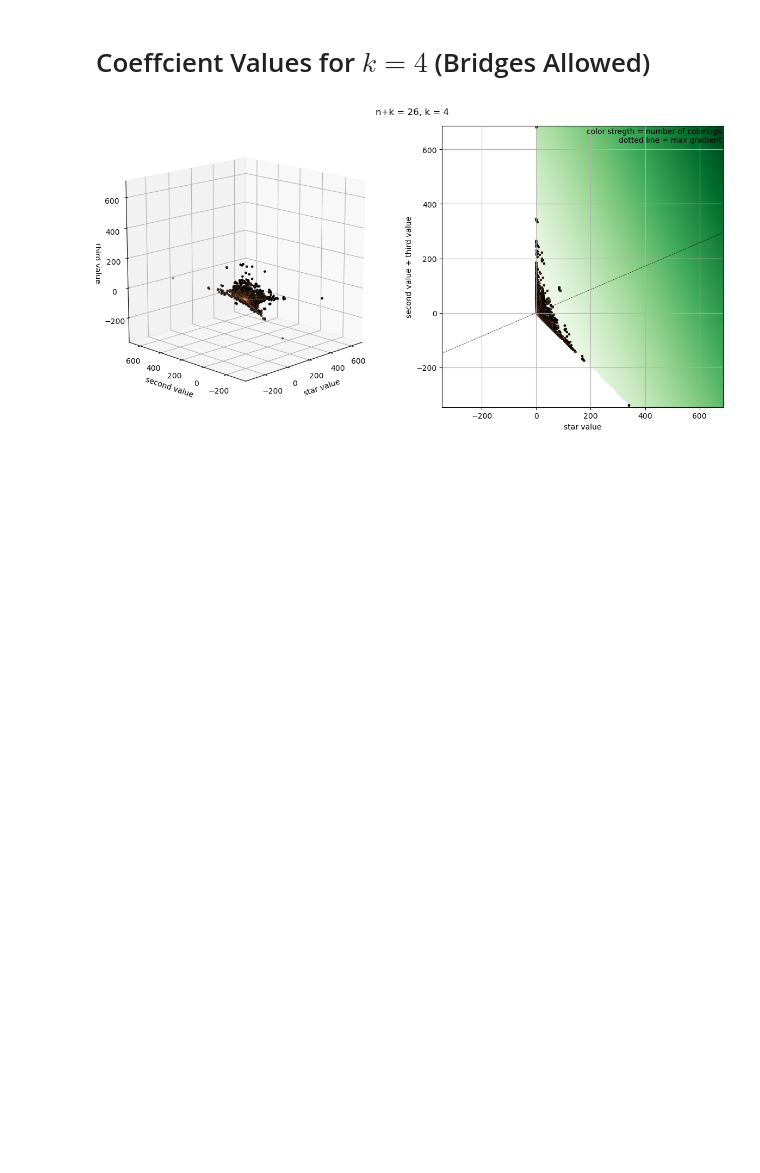
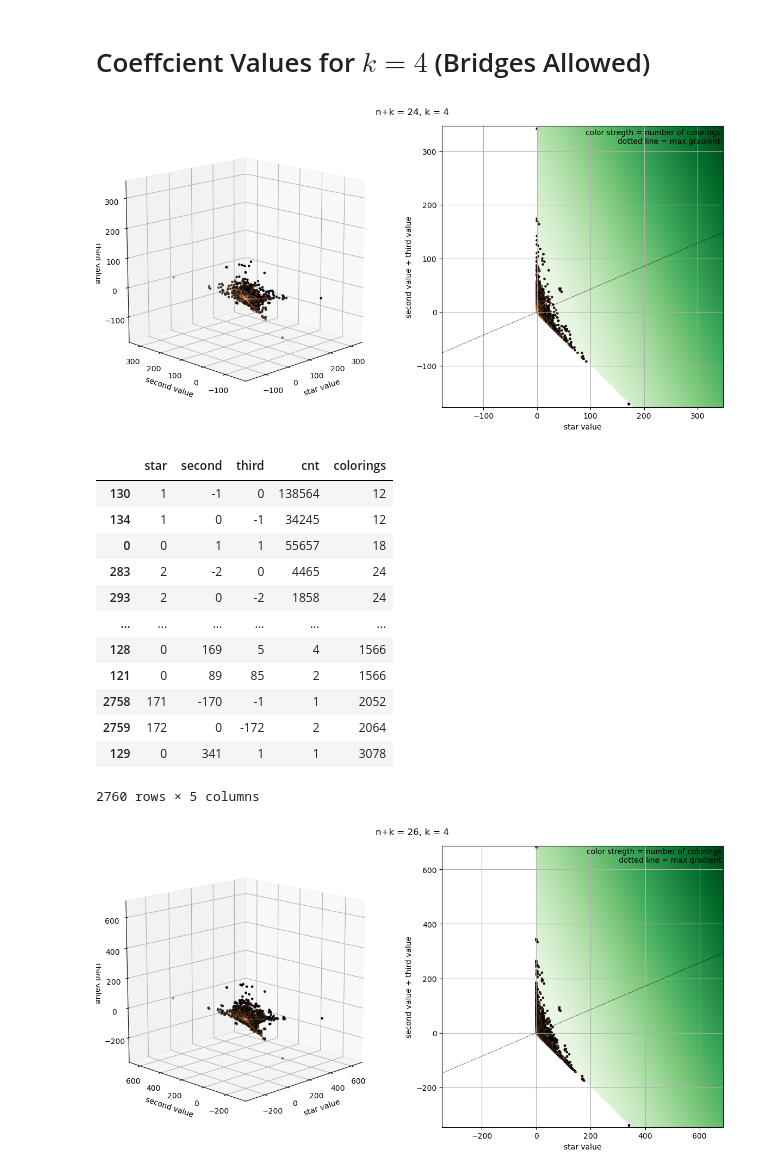
Before and after one commit to davidmisiak/flow-polynomials, a Jupyter notebook: analysis.ipynb, the cells around one changed output. Cells and saved outputs as stored; diff of their text form; code cells hidden in the pictures; blank space fills up the shorter version.

```diff
--- a/analysis.ipynb
+++ b/analysis.ipynb
@@ -126,6 +126,11 @@ def plot_k4(df, v):
     df_v = df[4 + df.n == v]
     df_agg = df_v.groupby(['star', 'second', 'third']).size().reset_index(name='cnt')
     df_agg['colorings'] = 21*df_agg.star + 9*(df_agg.second + df_agg.third)
+
+    assert (df_agg.star >= 0).all()
+    assert (df_agg.star + df_agg.second >= 0).all()
+    assert (df_agg.star + df_agg.third >= 0).all()
+    assert (df_agg.star + df_agg.second + df_agg.third >= 0).all()
 
     fig = plt.figure(figsize=(12, 6))
     fig.suptitle('n+k = {}, k = 4'.format(v))
@@ -172,6 +177,23 @@ def plot_k4(df, v):
 # Coeffcient Values for $k=4$ (Bridges Allowed)
 # %%
 df_k4_c2m2dP4 = load_k4('computed/k4-c2m2dP4-26.txt.gz')
+# %%
+plot_k4(df_k4_c2m2dP4, 24)
+# %% [output]
+[figure, added]
+|  | star | second | third | cnt | colorings |
+| 130 | 1 | -1 | 0 | 138564 | 12 |
+| 134 | 1 | 0 | -1 | 34245 | 12 |
+| 0 | 0 | 1 | 1 | 55657 | 18 |
+| 283 | 2 | -2 | 0 | 4465 | 24 |
+| 293 | 2 | 0 | -2 | 1858 | 24 |
+| ... | ... | ... | ... | ... | ... |
+| 128 | 0 | 169 | 5 | 4 | 1566 |
+| 121 | 0 | 89 | 85 | 2 | 1566 |
+| 2758 | 171 | -170 | -1 | 1 | 2052 |
+| 2759 | 172 | 0 | -172 | 2 | 2064 |
+| 129 | 0 | 341 | 1 | 1 | 3078 |
+2760 rows × 5 columns
 # %%
 plot_k4(df_k4_c2m2dP4, 26)
 # %% [output]
```
Also changed, not shown: parts of 1 cell of this notebook.
